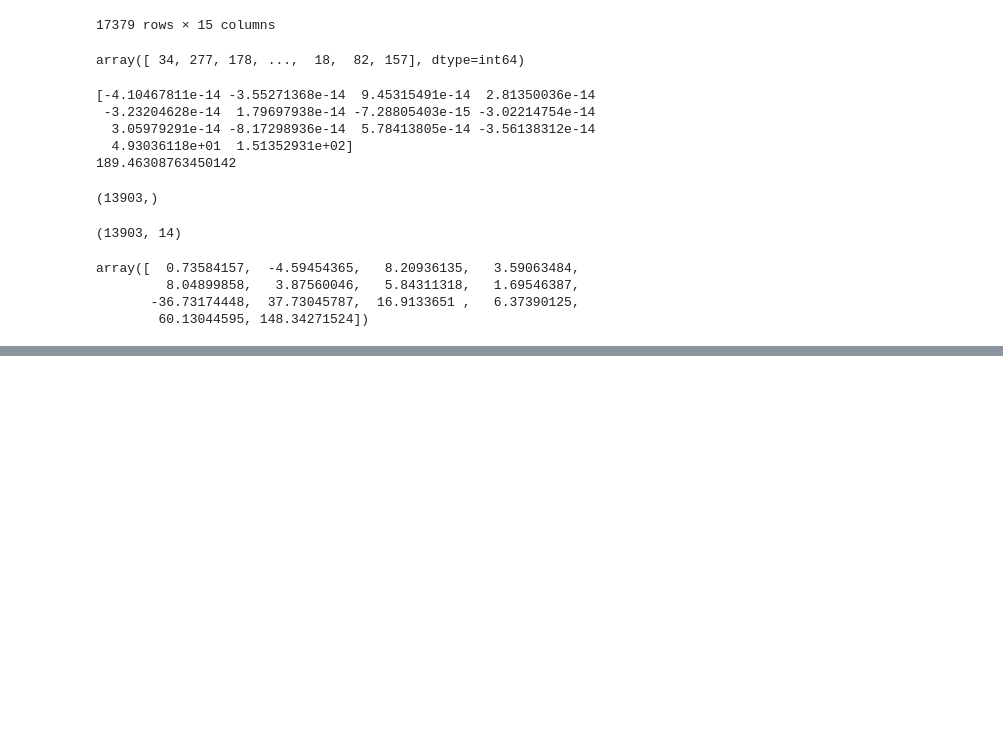
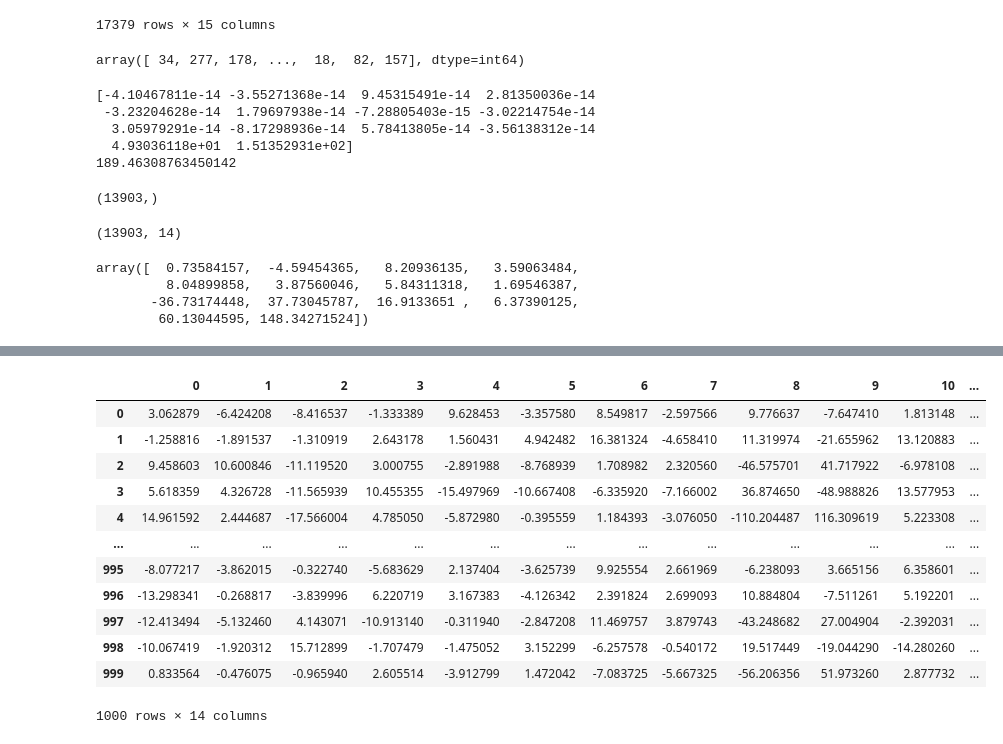
Before and after one commit to LakBoonJun1/DSA4288, a Jupyter notebook: Notebook/application.ipynb, the cells around one changed output, grey strips where cells are left out. Saved outputs shown, nothing was run; the diff lists cells and outputs as text; code cells hidden in the pictures; blank space fills up the shorter version.

Commit message:
regularized coefficient

```diff
--- a/Notebook/application.ipynb
+++ b/Notebook/application.ipynb
@@ -135,7 +135,7 @@ def compute_effective_dimension(A, lambda_reg):
     I = np.eye(d)
     return np.trace(A.T @ A @ np.linalg.inv(A.T @ A + lambda_reg * I))
 
-def fast_least_squares_sgd_regularized(A, b, non_zero_entries, m, lambda_reg, T=100, eta=1e-5, gamma=0.1, batch_size=10):
+def fast_least_squares_sgd_regularized(A, b, non_zero_entries, m, lambda_reg, T=100, eta=0.001, gamma=0.1, batch_size=10):
     """
     Implements fast least squares using mini-batch SGD with scaled regularization.
 
@@ -732 +732,28 @@ column_averages
 dtype: float64
+# %%
+iterations = 1000
+result = []
+
+# Iterate over the number of iterations
+for i in range(iterations):
+    x_estimated, lambda_scaled = fast_least_squares_sgd_regularized(x_train, y_train, non_zero_entries,m, lambda_reg=1e-3)
+    result.append(x_estimated)
+
+# Convert the list of arrays into a DataFrame
+x_sgd_regularized_results = pd.DataFrame(result)
+# %%
+x_sgd_regularized_results
+# %% [output]
+|  | 0 | 1 | 2 | 3 | 4 | 5 | 6 | 7 | 8 | 9 | 10 | ... |
+| 0 | 3.062879 | -6.424208 | -8.416537 | -1.333389 | 9.628453 | -3.357580 | 8.549817 | -2.597566 | 9.776637 | -7.647410 | 1.813148 | ... |
+| 1 | -1.258816 | -1.891537 | -1.310919 | 2.643178 | 1.560431 | 4.942482 | 16.381324 | -4.658410 | 11.319974 | -21.655962 | 13.120883 | ... |
+| 2 | 9.458603 | 10.600846 | -11.119520 | 3.000755 | -2.891988 | -8.768939 | 1.708982 | 2.320560 | -46.575701 | 41.717922 | -6.978108 | ... |
+| 3 | 5.618359 | 4.326728 | -11.565939 | 10.455355 | -15.497969 | -10.667408 | -6.335920 | -7.166002 | 36.874650 | -48.988826 | 13.577953 | ... |
+| 4 | 14.961592 | 2.444687 | -17.566004 | 4.785050 | -5.872980 | -0.395559 | 1.184393 | -3.076050 | -110.204487 | 116.309619 | 5.223308 | ... |
+| ... | ... | ... | ... | ... | ... | ... | ... | ... | ... | ... | ... | ... |
+| 995 | -8.077217 | -3.862015 | -0.322740 | -5.683629 | 2.137404 | -3.625739 | 9.925554 | 2.661969 | -6.238093 | 3.665156 | 6.358601 | ... |
+| 996 | -13.298341 | -0.268817 | -3.839996 | 6.220719 | 3.167383 | -4.126342 | 2.391824 | 2.699093 | 10.884804 | -7.511261 | 5.192201 | ... |
+| 997 | -12.413494 | -5.132460 | 4.143071 | -10.913140 | -0.311940 | -2.847208 | 11.469757 | 3.879743 | -43.248682 | 27.004904 | -2.392031 | ... |
+| 998 | -10.067419 | -1.920312 | 15.712899 | -1.707479 | -1.475052 | 3.152299 | -6.257578 | -0.540172 | 19.517449 | -19.044290 | -14.280260 | ... |
+| 999 | 0.833564 | -0.476075 | -0.965940 | 2.605514 | -3.912799 | 1.472042 | -7.083725 | -5.667325 | -56.206356 | 51.973260 | 2.877732 | ... |
+1000 rows × 14 columns
```
Also changed, not shown: parts of 4 cells of this notebook.
